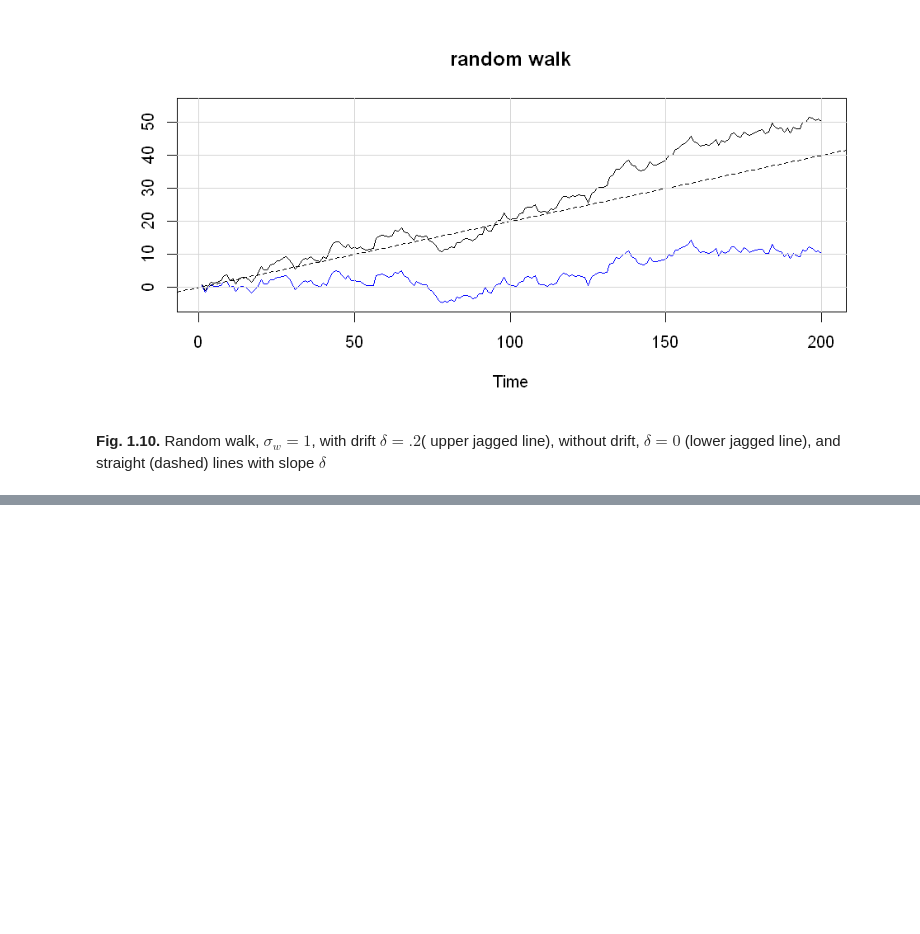
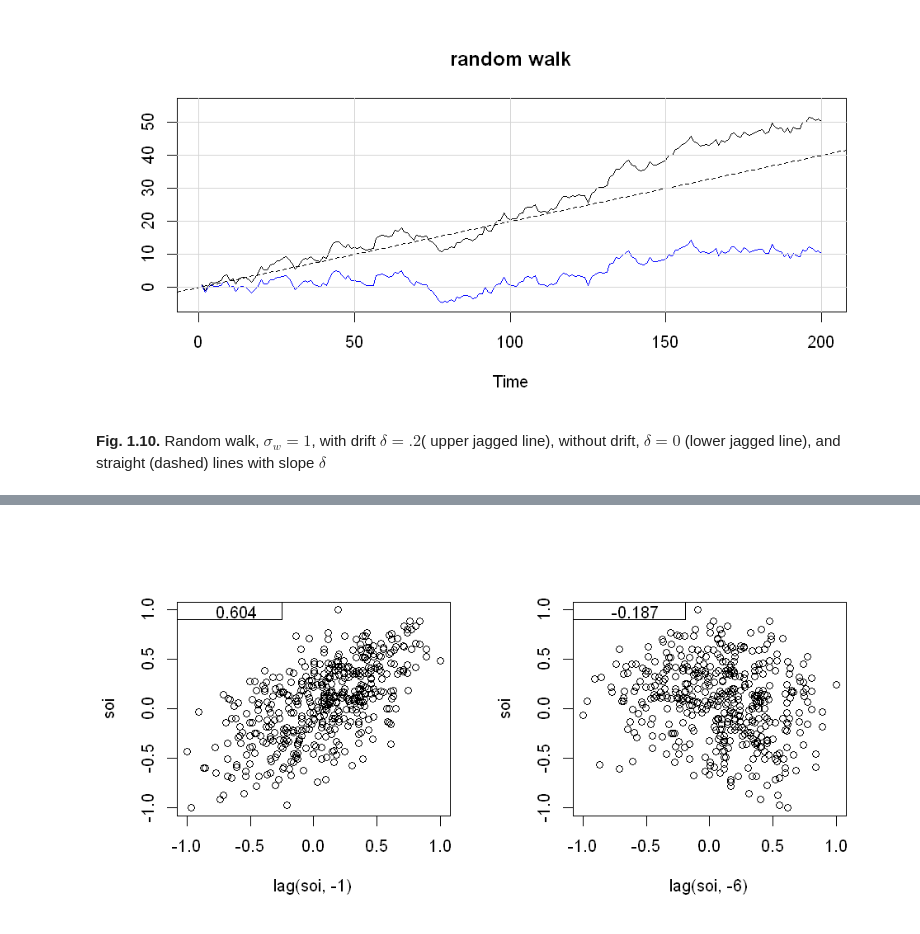
Before and after one commit to wonho13/work, a Jupyter notebook: 책번역/Time Series Analysis and Its Application/CH1_Characteristics_of_Time_Series.ipynb, the cells around one changed output, grey strips where cells are left out. Saved outputs shown, nothing was run; the diff lists cells and outputs as text; code cells hidden in the pictures; blank space fills up the shorter version.

```diff
--- a/책번역/Time Series Analysis and Its Application/CH1_Characteristics_of_Time_Series.ipynb
+++ b/책번역/Time Series Analysis and Its Application/CH1_Characteristics_of_Time_Series.ipynb
@@ -190,0 +232,6 @@ options(repr.plot.width=8, repr.plot.height=4); grid(lty=1);
+# %%
+par(mfrow=c(1,2))
+plot(lag(soi,-1),soi); legend('topleft',legend=r[1])
+plot(lag(soi,-6),soi); legend('topleft',legend=r[6])
+# %% [output]
+[figure, added]
```
Also changed, not shown: parts of 14 cells of this notebook.
